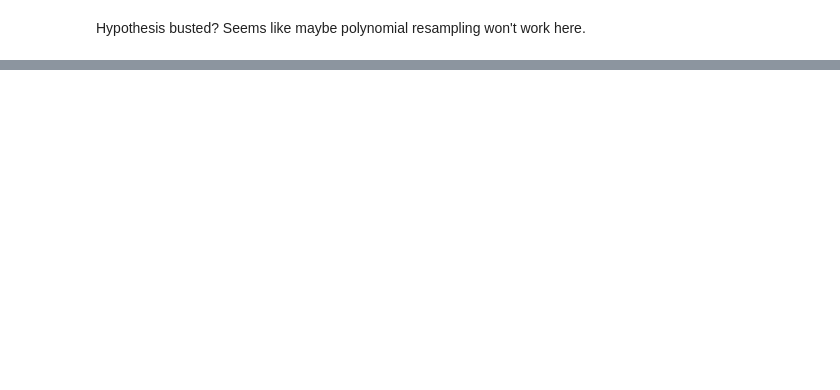
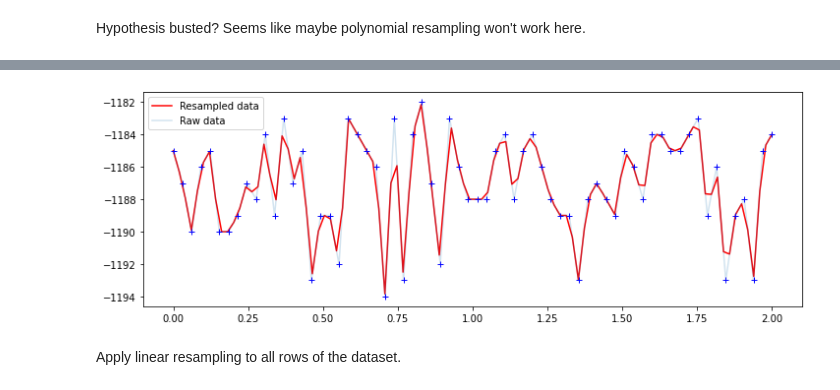
Before and after one commit to jeanruggiero/masters-thesis, a Jupyter notebook: DataExploration.ipynb, the cells around one changed output, grey strips where cells are left out. Drawn from its saved outputs; the diff is of its cells as text; code cells hidden in the pictures; blank space fills up the shorter version.

```diff
--- a/DataExploration.ipynb
+++ b/DataExploration.ipynb
@@ -129,0 +137,14 @@ plt.plot(m, x, '+')
+# %%
+x_resampled = linear_resample(x, meters, scans_per_m_output * meters)
+m_resampled = np.linspace(0, meters, scans_per_m_output * meters)
+# %%
+with plt.rc_context({'figure.figsize': [12, 4]}):
+    fig, ax = plt.subplots()
+    ax.plot(m_resampled, x_resampled, 'r')
+    ax.plot(m, x, alpha=0.2)
+    ax.plot(m, x, 'b+')
+    ax.legend(['Resampled data', 'Raw data'])
+# %% [output]
+[figure, added]
+# %% [markdown]
+Apply linear resampling to all rows of the dataset.
```
Also changed, not shown: parts of 20 cells of this notebook, 2 other files.
